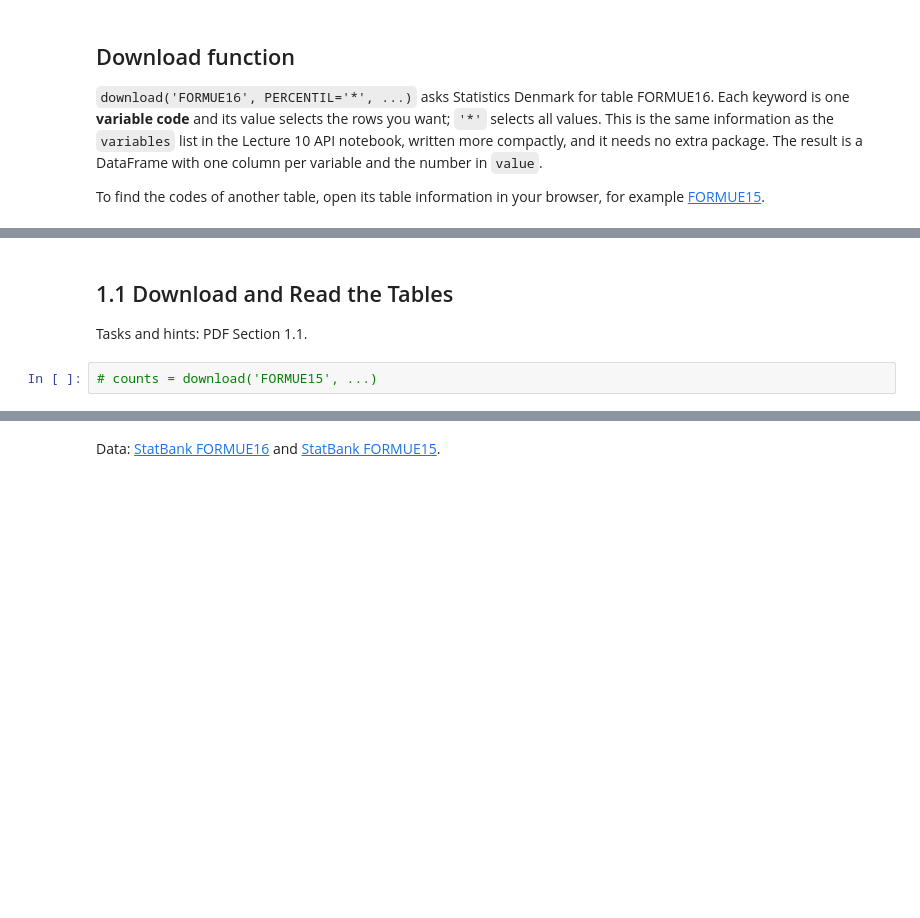
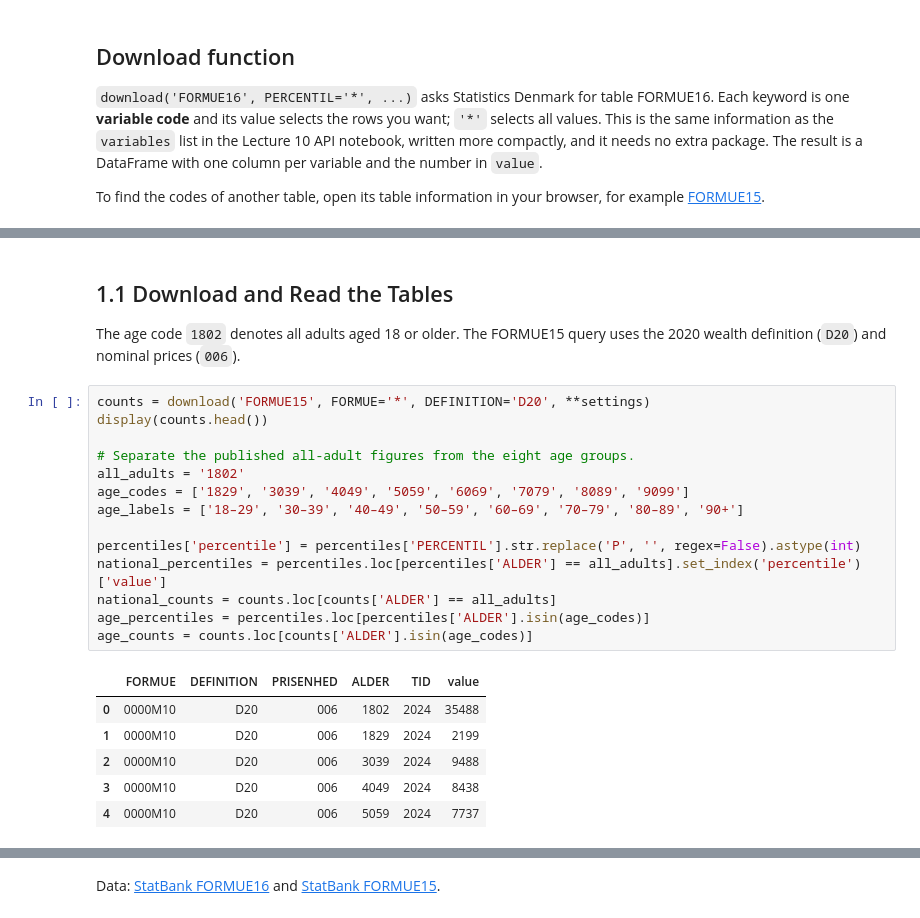
Before and after one commit to NumEconCopenhagen/pft159-og-rsw798, a Jupyter notebook: 01_dataproject/dataproject.ipynb, the cells around one changed output, grey strips where cells are left out. Drawn from its saved outputs; the diff is of its cells as text; blank space fills up the shorter version.

```diff
--- a/01_dataproject/dataproject.ipynb
+++ b/01_dataproject/dataproject.ipynb
@@ -37,7 +44,26 @@ percentiles.head()
 # %% [markdown]
 ## 1.1   Download and Read the Tables
-Tasks and hints: PDF Section 1.1.
+The age code `1802` denotes all adults aged 18 or older. The FORMUE15 query uses the 2020 wealth definition (`D20`) and nominal prices (`006`).
 # %%
-# counts = download('FORMUE15', ...)
+counts = download('FORMUE15', FORMUE='*', DEFINITION='D20', **settings)
+display(counts.head())
+
+# Separate the published all-adult figures from the eight age groups.
+all_adults = '1802'
+age_codes = ['1829', '3039', '4049', '5059', '6069', '7079', '8089', '9099']
+age_labels = ['18–29', '30–39', '40–49', '50–59', '60–69', '70–79', '80–89', '90+']
+
+percentiles['percentile'] = percentiles['PERCENTIL'].str.replace('P', '', regex=False).astype(int)
+national_percentiles = percentiles.loc[percentiles['ALDER'] == all_adults].set_index('percentile')['value']
+national_counts = counts.loc[counts['ALDER'] == all_adults]
+age_percentiles = percentiles.loc[percentiles['ALDER'].isin(age_codes)]
+age_counts = counts.loc[counts['ALDER'].isin(age_codes)]
+# %% [output]
+|  | FORMUE | DEFINITION | PRISENHED | ALDER | TID | value |
+| 0 | 0000M10 | D20 | 006 | 1802 | 2024 | 35488 |
+| 1 | 0000M10 | D20 | 006 | 1829 | 2024 | 2199 |
+| 2 | 0000M10 | D20 | 006 | 3039 | 2024 | 9488 |
+| 3 | 0000M10 | D20 | 006 | 4049 | 2024 | 8438 |
+| 4 | 0000M10 | D20 | 006 | 5059 | 2024 | 7737 |
 # %% [markdown]
 ## 1.2   Plot the Age Profiles
```
Also changed, not shown: parts of 20 cells of this notebook.
